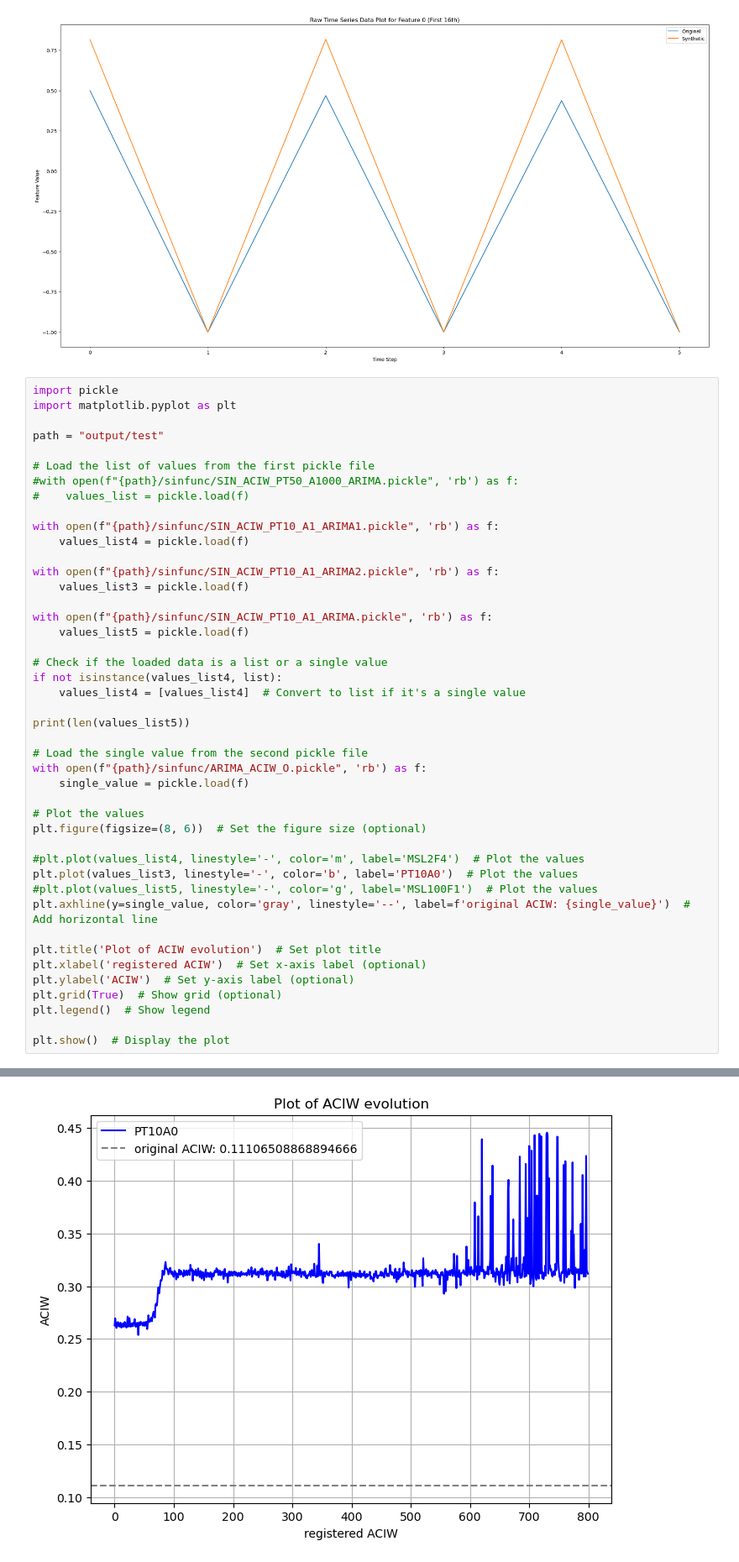
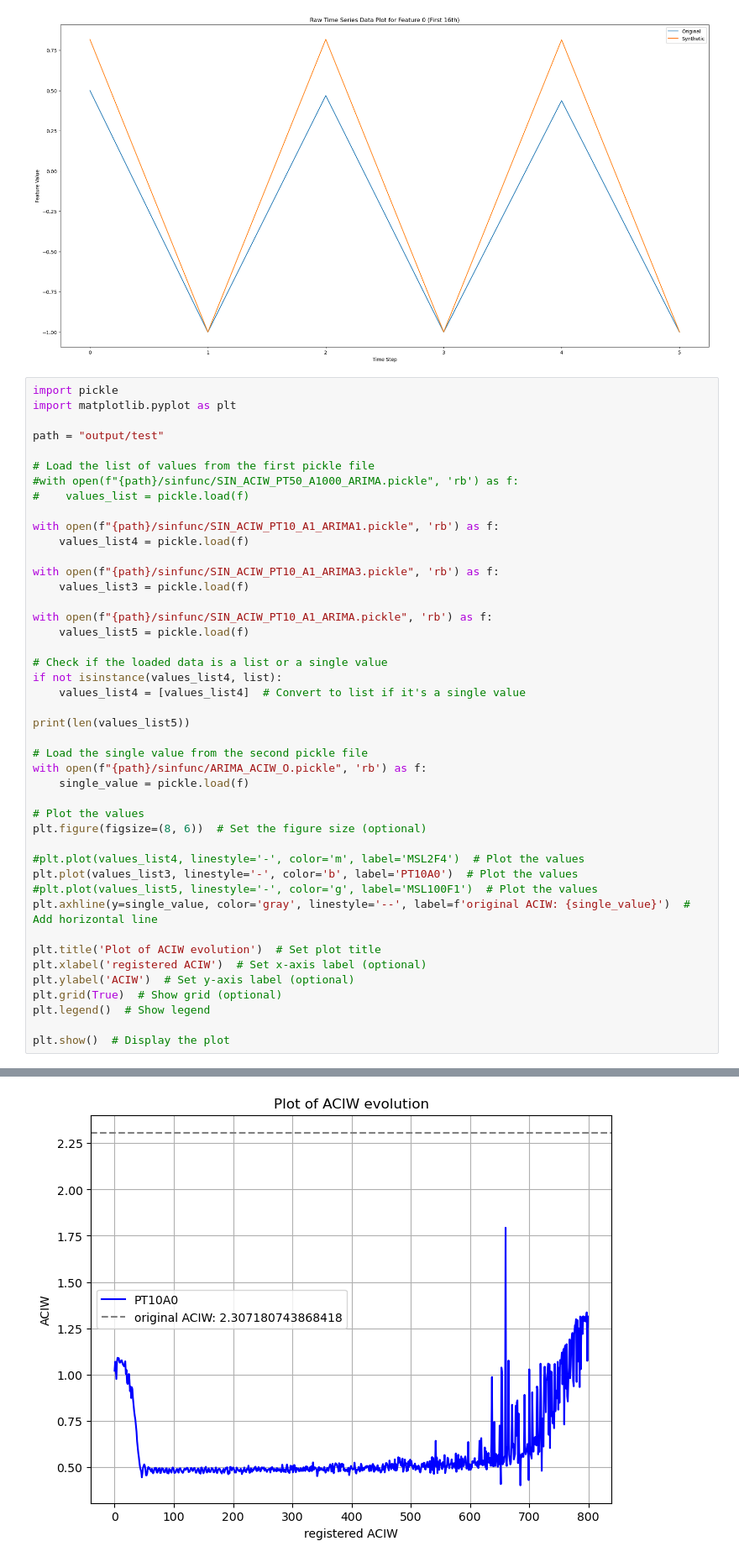
Before and after one commit to H0wl3r2001/timegan-pytorch, a Jupyter notebook: visualization.ipynb, the cells around one changed output, grey strips where cells are left out. Shown at 84% size. Drawn from its saved outputs; the diff is of its cells as text.

```diff
--- a/visualization.ipynb
+++ b/visualization.ipynb
@@ -170,40 +170,40 @@ path = "output/test"
 with open(f"{path}/sinfunc/SIN_ACIW_PT10_A1_ARIMA1.pickle", 'rb') as f:
     values_list4 = pickle.load(f)
 
-with open(f"{path}/sinfunc/SIN_ACIW_PT10_A1_ARIMA2.pickle", 'rb') as f:
+with open(f"{path}/sinfunc/SIN_ACIW_PT10_A1_ARIMA3.pickle", 'rb') as f:
     values_list3 = pickle.load(f)
 
 with open(f"{path}/sinfunc/SIN_ACIW_PT10_A1_ARIMA.pickle", 'rb') as f:
     values_list5 = pickle.load(f)
 
 # Check if the loaded data is a list or a single value
 if not isinstance(values_list4, list):
     values_list4 = [values_list4]  # Convert to list if it's a single value
 
 print(len(values_list5))
 
 # Load the single value from the second pickle file
 with open(f"{path}/sinfunc/ARIMA_ACIW_O.pickle", 'rb') as f:
     single_value = pickle.load(f)
 
 # Plot the values
 plt.figure(figsize=(8, 6))  # Set the figure size (optional)
 
 #plt.plot(values_list4, linestyle='-', color='m', label='MSL2F4')  # Plot the values
 plt.plot(values_list3, linestyle='-', color='b', label='PT10A0')  # Plot the values
 #plt.plot(values_list5, linestyle='-', color='g', label='MSL100F1')  # Plot the values
 plt.axhline(y=single_value, color='gray', linestyle='--', label=f'original ACIW: {single_value}')  # Add horizontal line
 
 plt.title('Plot of ACIW evolution')  # Set plot title
 plt.xlabel('registered ACIW')  # Set x-axis label (optional)
 plt.ylabel('ACIW')  # Set y-axis label (optional)
 plt.grid(True)  # Show grid (optional)
 plt.legend()  # Show legend
 
 plt.show()  # Display the plot
 # %% [output]
 1600
-[figure, old version]
+[figure, new version]
 # %%
 import pickle
 import matplotlib.pyplot as plt
```
Also changed, not shown: parts of 13 cells of this notebook, 40 other files.
